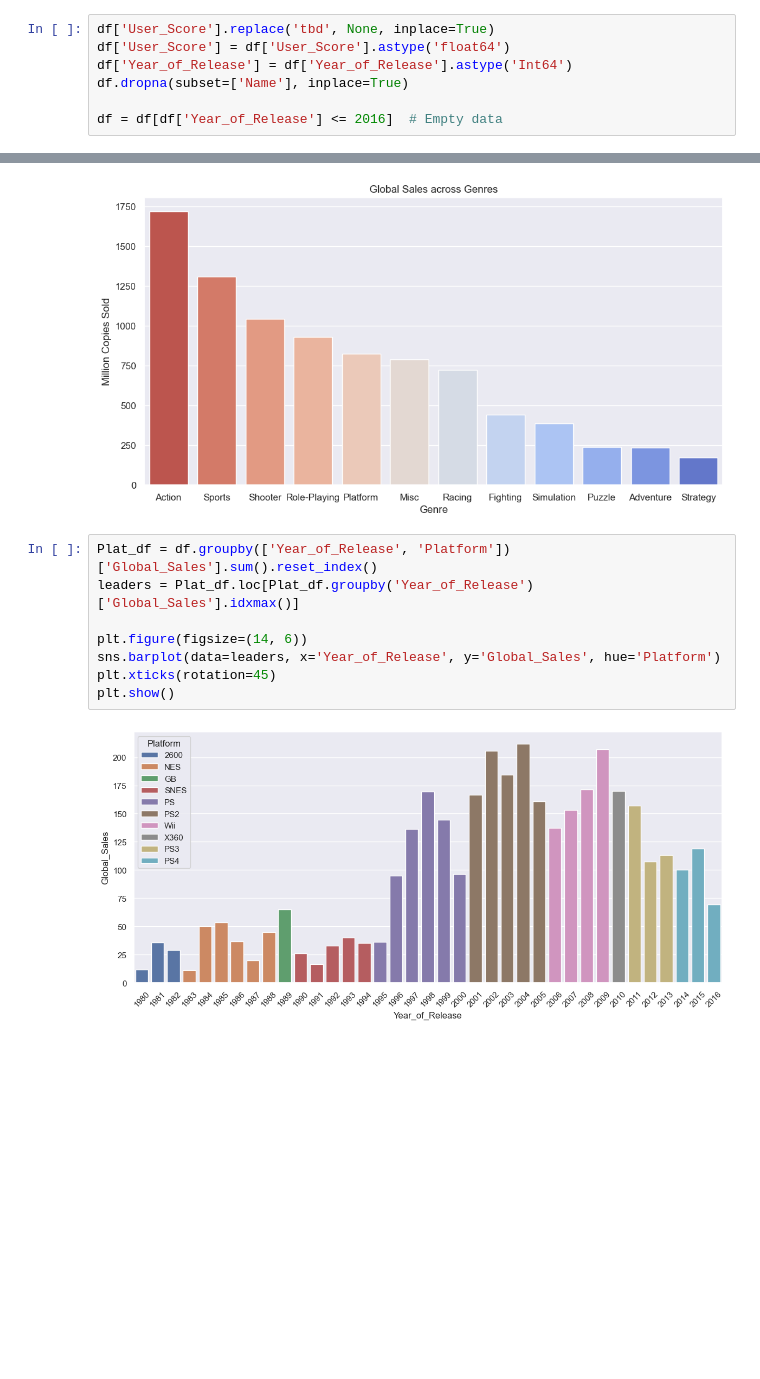
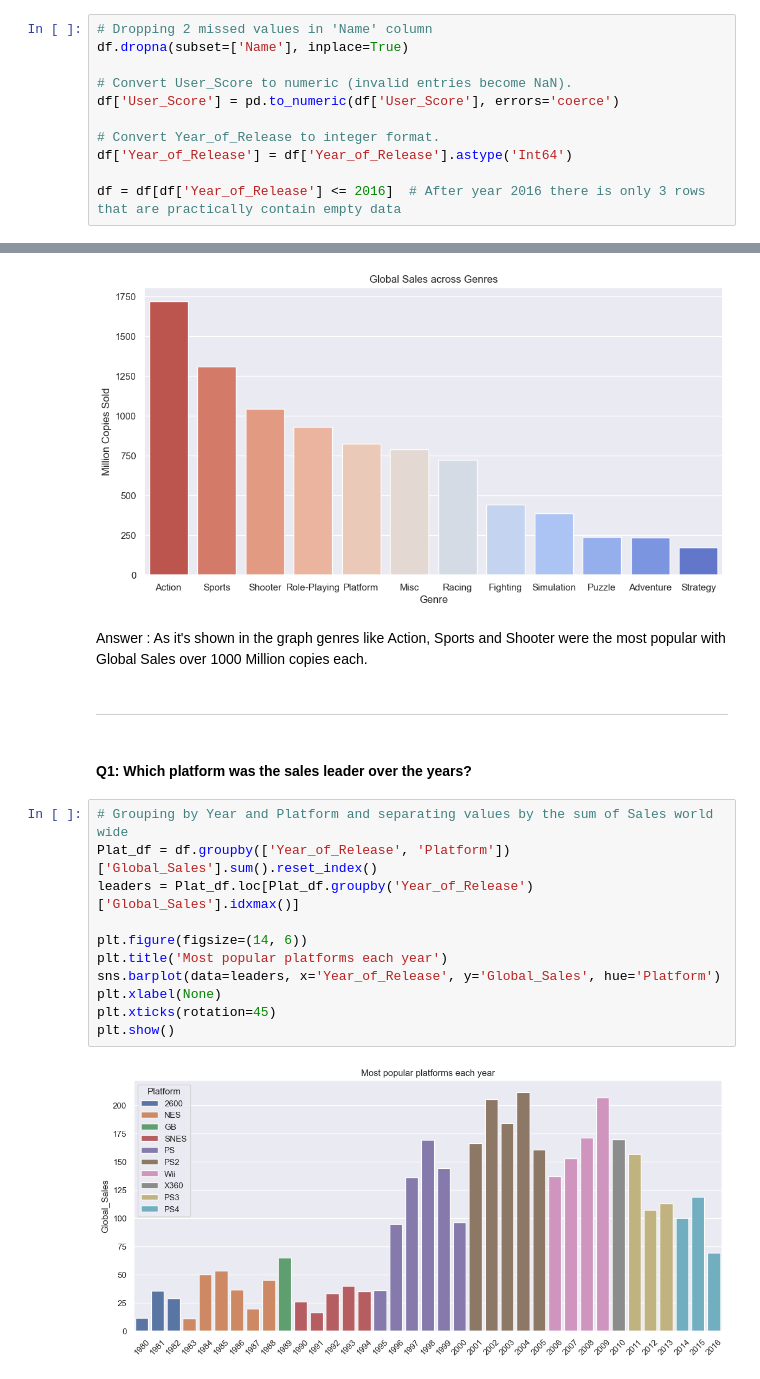
Before and after one commit to HappyBot31/Global-games-sales-analisys-and-predictions, a Jupyter notebook: Project.ipynb, the cells around one changed output, grey strips where cells are left out. Saved outputs shown, nothing was run; the diff lists cells and outputs as text; blank space fills up the shorter version.

```diff
--- a/Project.ipynb
+++ b/Project.ipynb
@@ -40,7 +60,11 @@ memory usage: 2.0+ MB
 # %%
-df['User_Score'].replace('tbd', None, inplace=True)
-df['User_Score'] = df['User_Score'].astype('float64')
-df['Year_of_Release'] = df['Year_of_Release'].astype('Int64')
+# Dropping 2 missed values in 'Name' column
 df.dropna(subset=['Name'], inplace=True)
 
-df = df[df['Year_of_Release'] <= 2016]  # Empty data
+# Convert User_Score to numeric (invalid entries become NaN).
+df['User_Score'] = pd.to_numeric(df['User_Score'], errors='coerce')
+
+# Convert Year_of_Release to integer format.
+df['Year_of_Release'] = df['Year_of_Release'].astype('Int64')
+
+df = df[df['Year_of_Release'] <= 2016]  # After year 2016 there is only 3 rows that are practically contain empty data
@@ -55,13 +83,22 @@ sns.barplot(data= Sales_df, x='Genre' , y= 'Global_Sales', palette="coolwarm_r")
 plt.show()
 # %% [output]
 [figure]
+# %% [markdown]
+Answer : As it's shown in the graph genres like Action, Sports and Shooter were the most popular with Global Sales over 1000 Million copies each.
+# %% [markdown]
+--------------------------------------------------------------------------------------------------------------------------------------------------------------------------------------------------------------
+# %% [markdown]
+#### Q1: Which platform was the sales leader over the years?
 # %%
+# Grouping by Year and Platform and separating values by the sum of Sales world wide
 Plat_df = df.groupby(['Year_of_Release', 'Platform'])['Global_Sales'].sum().reset_index()
 leaders = Plat_df.loc[Plat_df.groupby('Year_of_Release')['Global_Sales'].idxmax()]
 
 plt.figure(figsize=(14, 6))
+plt.title('Most popular platforms each year')
 sns.barplot(data=leaders, x='Year_of_Release', y='Global_Sales', hue='Platform')
+plt.xlabel(None)
 plt.xticks(rotation=45)
 plt.show()
 # %% [output]
-[figure, old version]
+[figure, new version]
```
Also changed, not shown: parts of 34 cells of this notebook, 1 other file.
